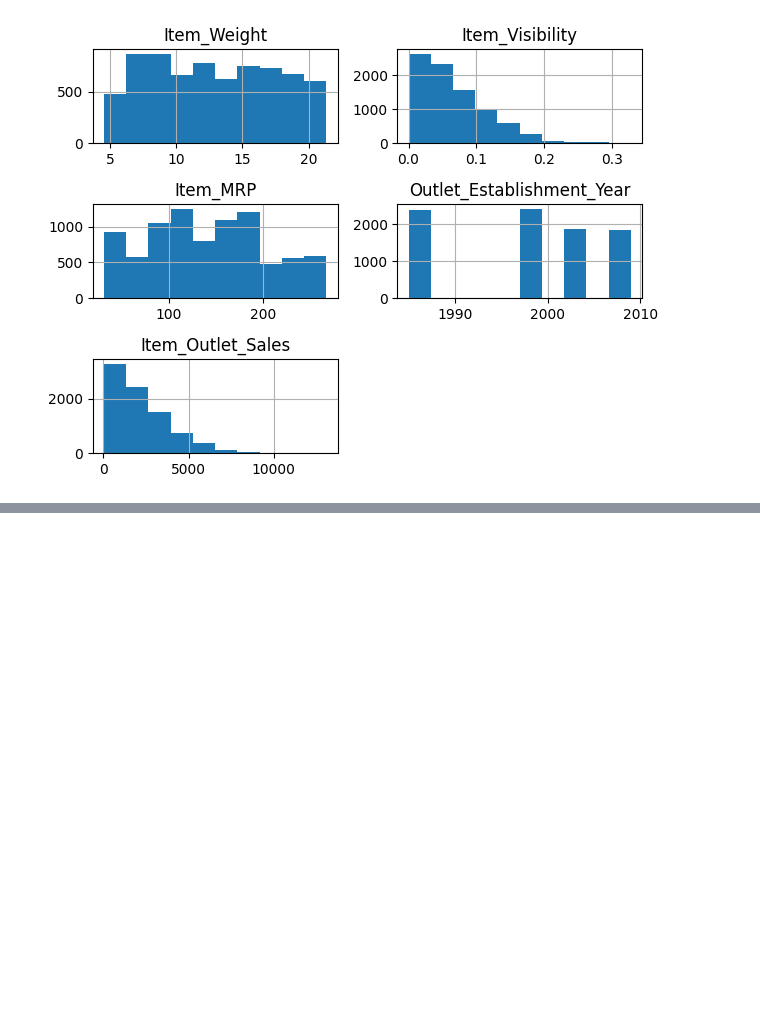
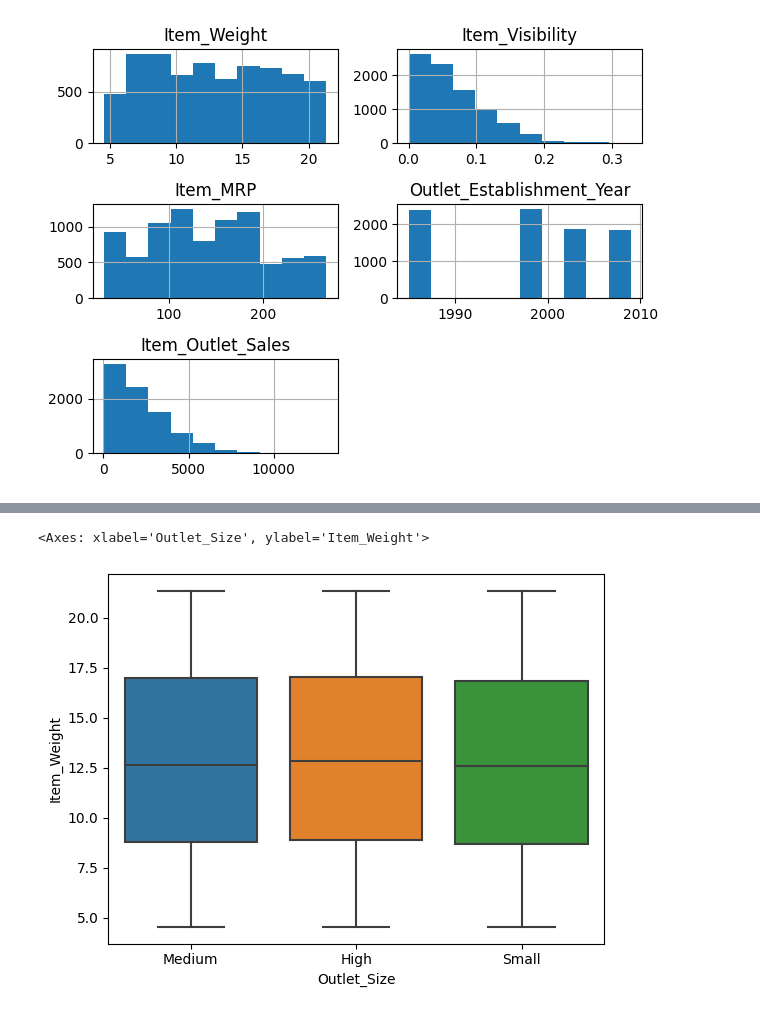
Before and after one commit to PatriciaReyesAv/Prediccion-de-ventas, a Jupyter notebook: Sales_predictions.ipynb, the cells around one changed output, grey strips where cells are left out. Saved outputs shown, nothing was run; the diff lists cells and outputs as text; code cells hidden in the pictures; blank space fills up the shorter version.

```diff
--- a/Sales_predictions.ipynb
+++ b/Sales_predictions.ipynb
@@ -237,2 +223,8 @@ plt.boxplot([sales_doc['Item_Weight'],sales_doc['Item_MRP']],labels=['Dogs','Cat
+# %%
+sns.boxplot(x='Outlet_Size',y='Item_Weight',data=sales_doc) #Se relaciona el peso del producto de acuerdo a la talla
+#Se observa que las medias de los tres tamaños son casi iguales.
+# %% [output]
+<Axes: xlabel='Outlet_Size', ylabel='Item_Weight'>
+[figure, added]
 # %%
 # 3.3 Mapa de calor de la correlación entre las características.
```
Also changed, not shown: parts of 2 cells of this notebook.
